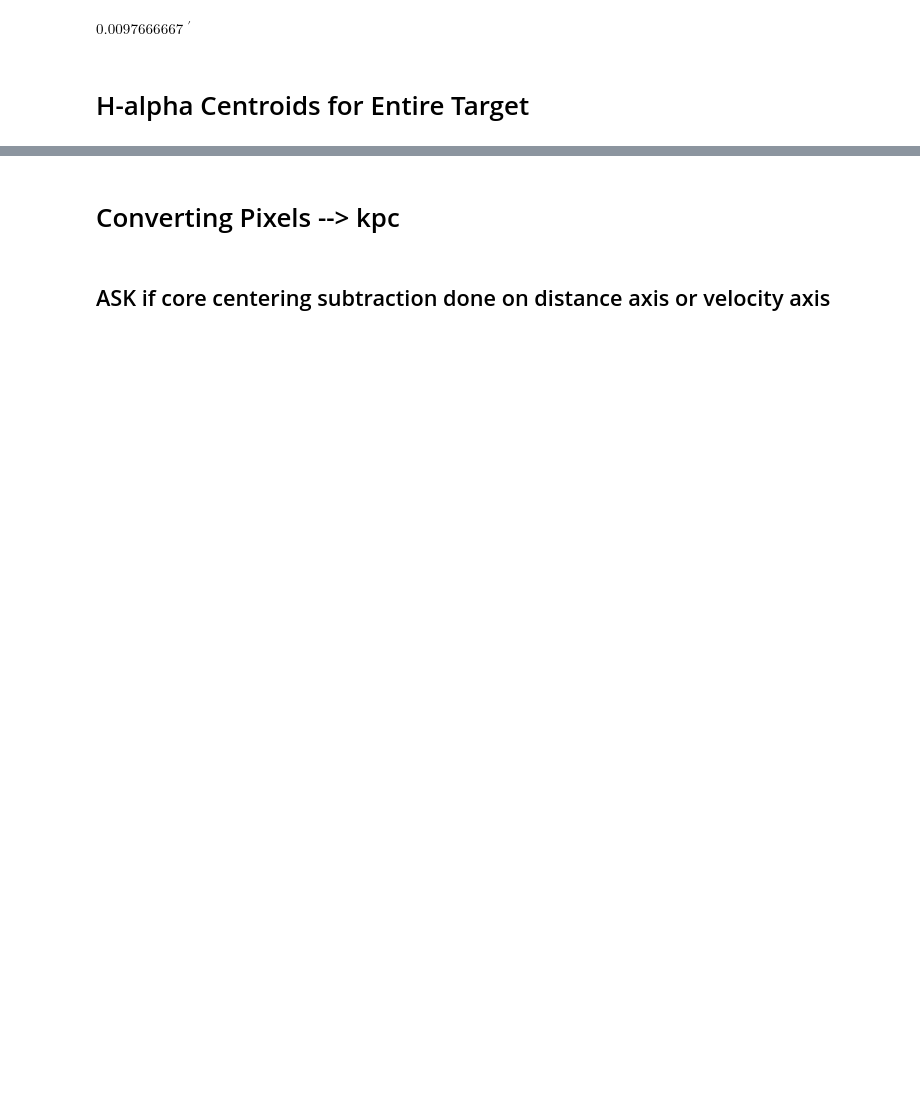
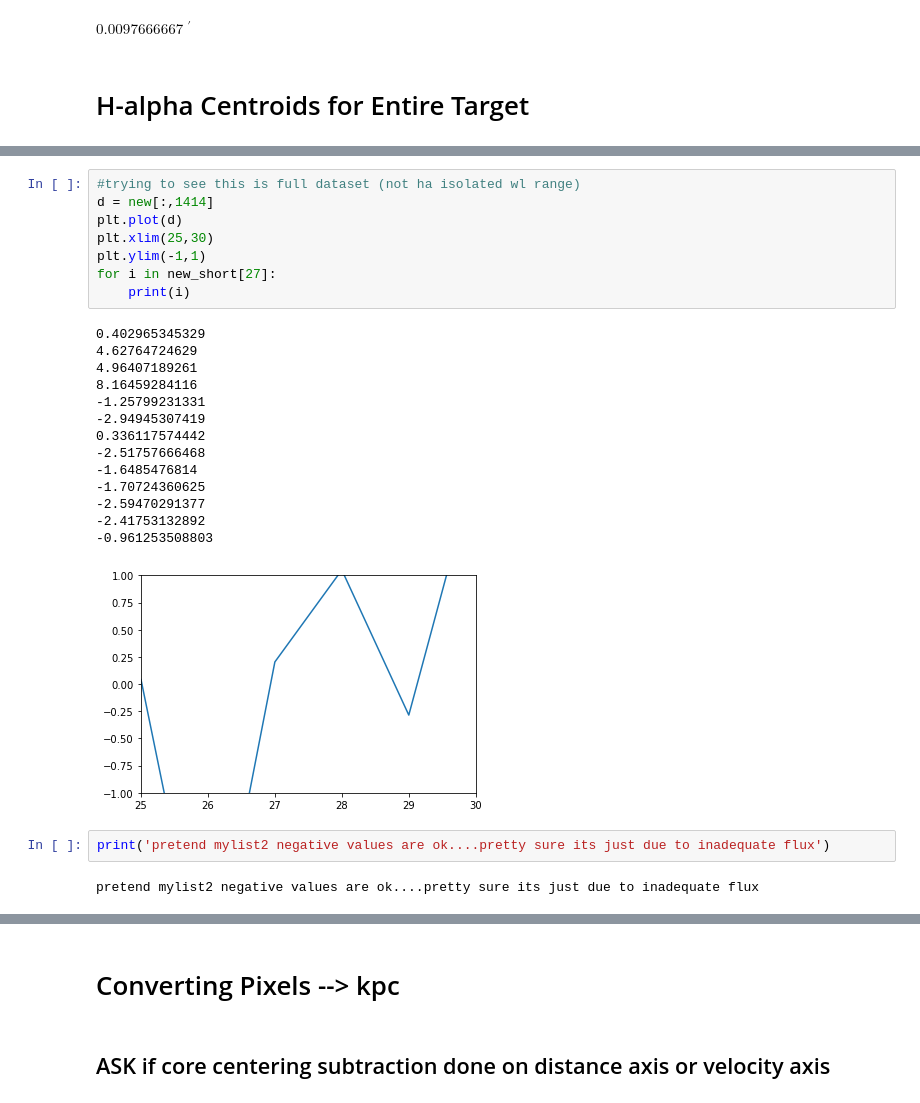
Before and after one commit to deerow22/data_reduction_scrap, a Jupyter notebook: Catch22.ipynb, the cells around one changed output, grey strips where cells are left out. Saved outputs shown, nothing was run; the diff lists cells and outputs as text; blank space fills up the shorter version.

```diff
--- a/Catch22.ipynb
+++ b/Catch22.ipynb
@@ -582,0 +620,27 @@ double check corrections after decide how to deal with 10 pix cut from around ln
+# %%
+#trying to see this is full dataset (not ha isolated wl range)
+d = new[:,1414]
+plt.plot(d)
+plt.xlim(25,30)
+plt.ylim(-1,1)
+for i in new_short[27]:
+    print(i)
+# %% [output]
+0.402965345329
+4.62764724629
+4.96407189261
+8.16459284116
+-1.25799231331
+-2.94945307419
+0.336117574442
+-2.51757666468
+-1.6485476814
+-1.70724360625
+-2.59470291377
+-2.41753132892
+-0.961253508803
+[figure, added]
+# %%
+print('pretend mylist2 negative values are ok....pretty sure its just due to inadequate flux')
+# %% [output]
+pretend mylist2 negative values are ok....pretty sure its just due to inadequate flux
```
Also changed, not shown: parts of 35 cells of this notebook.
